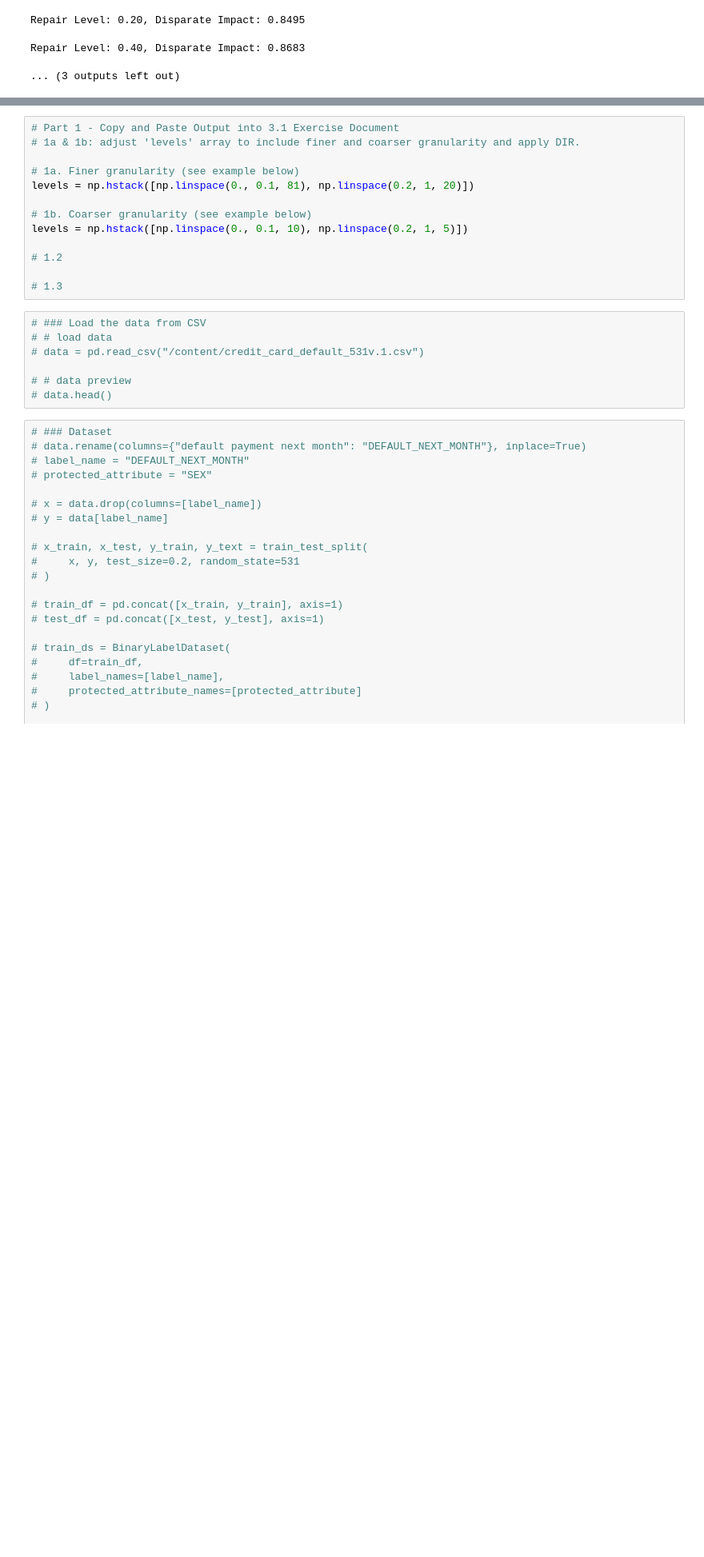
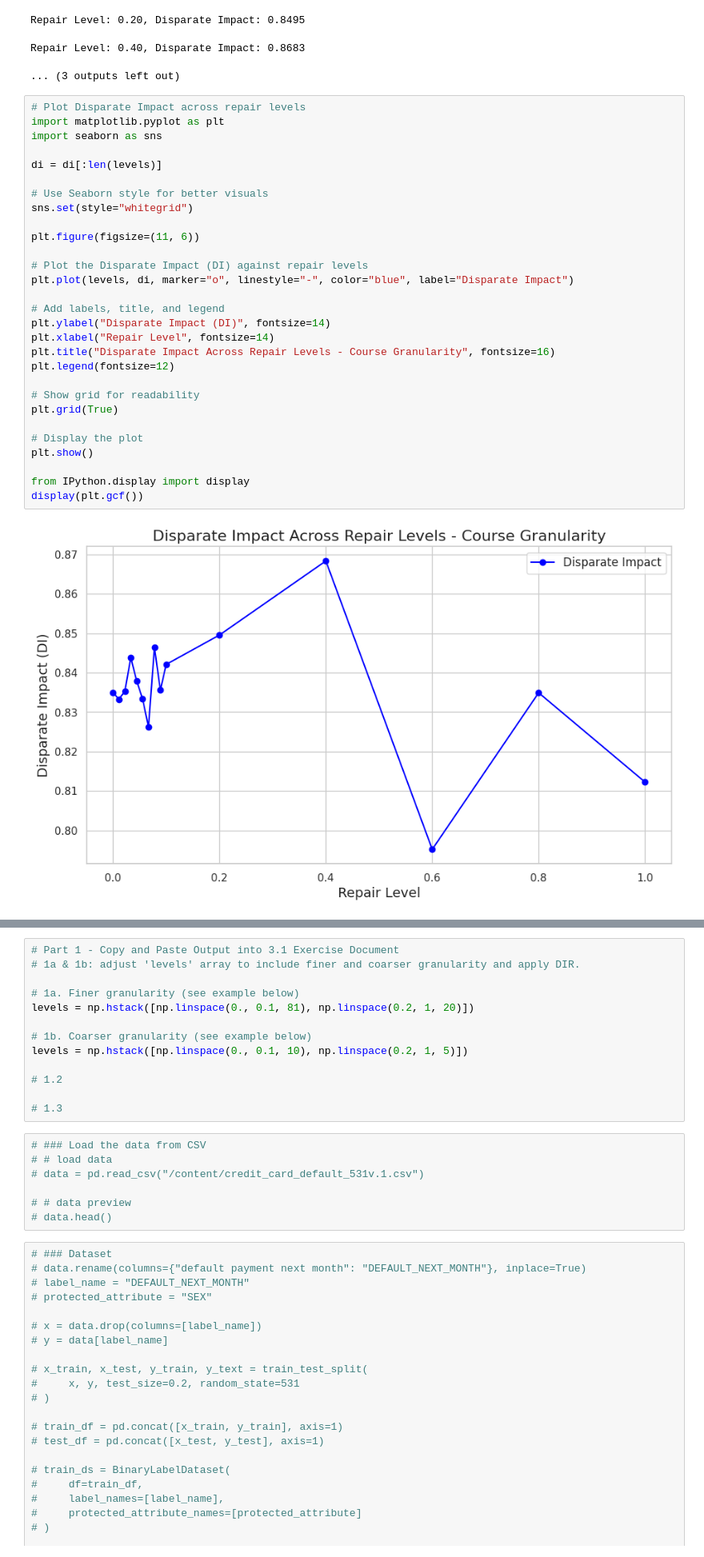
Before and after one commit to JagdishMane/applications-of-artificial-intelligence, a Jupyter notebook: 08-Ethics/lab-assignment_3.1_notebook.ipynb, the cells around one changed output, grey strips where cells are left out. Shown at 80% size. Drawn from its saved outputs; the diff is of its cells as text; blank space fills up the shorter version.

```diff
--- a/08-Ethics/lab-assignment_3.1_notebook.ipynb
+++ b/08-Ethics/lab-assignment_3.1_notebook.ipynb
@@ -1032,3 +1032,34 @@ Repair Level: 0.10, Disparate Impact: 0.8421
 Repair Level: 0.20, Disparate Impact: 0.8495
 Repair Level: 0.40, Disparate Impact: 0.8683
 ... (3 outputs left out)
+# %%
+# Plot Disparate Impact across repair levels
+import matplotlib.pyplot as plt
+import seaborn as sns
+
+di = di[:len(levels)]
+
+# Use Seaborn style for better visuals
+sns.set(style="whitegrid")
+
+plt.figure(figsize=(11, 6))
+
+# Plot the Disparate Impact (DI) against repair levels
+plt.plot(levels, di, marker="o", linestyle="-", color="blue", label="Disparate Impact")
+
+# Add labels, title, and legend
+plt.ylabel("Disparate Impact (DI)", fontsize=14)
+plt.xlabel("Repair Level", fontsize=14)
+plt.title("Disparate Impact Across Repair Levels - Course Granularity", fontsize=16)
+plt.legend(fontsize=12)
+
+# Show grid for readability
+plt.grid(True)
+
+# Display the plot
+plt.show()
+
+from IPython.display import display
+display(plt.gcf())
+# %% [output]
+[figure, added]
```
Also changed, not shown: parts of 5 cells of this notebook.
